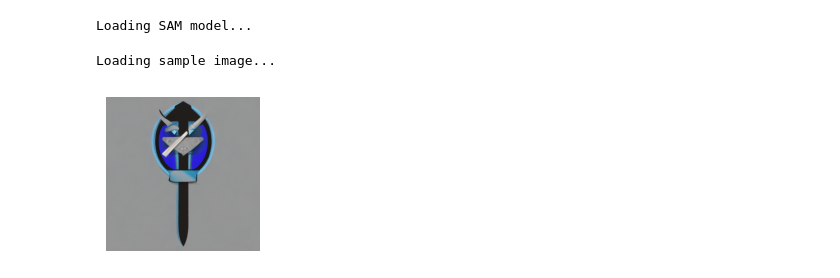
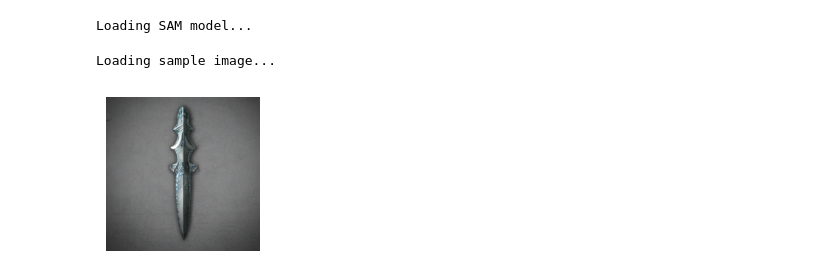
Before and after one commit to jeremyBanks/InvokeAI, a Jupyter notebook: backend/image_util/segment.ipynb, the cells around one changed output. Cells and saved outputs as stored; diff of their text form; code cells hidden in the pictures.

```diff
--- a/backend/image_util/segment.ipynb
+++ b/backend/image_util/segment.ipynb
@@ -12,14 +12,14 @@ None
 Loading SAM model...
 # %%
 print("Loading sample image...")
-image = cv2.imread(r"D:\invoke\outputs\000141.f1c4296c.1983282612.png")
+image = cv2.imread(r"D:\invoke\outputs\000155.7a114e21.3509169609.png")
 plt.figure(figsize=(2, 2))
 plt.imshow(image)
 plt.axis("off")
 plt.show()
 # %% [output]
 Loading sample image...
-[figure, old version]
+[figure, new version]
 # %%
 mask_generator = SamAutomaticMaskGenerator(sam)
 masks = mask_generator.generate(image)
```
Also changed, not shown: parts of 2 cells of this notebook.
